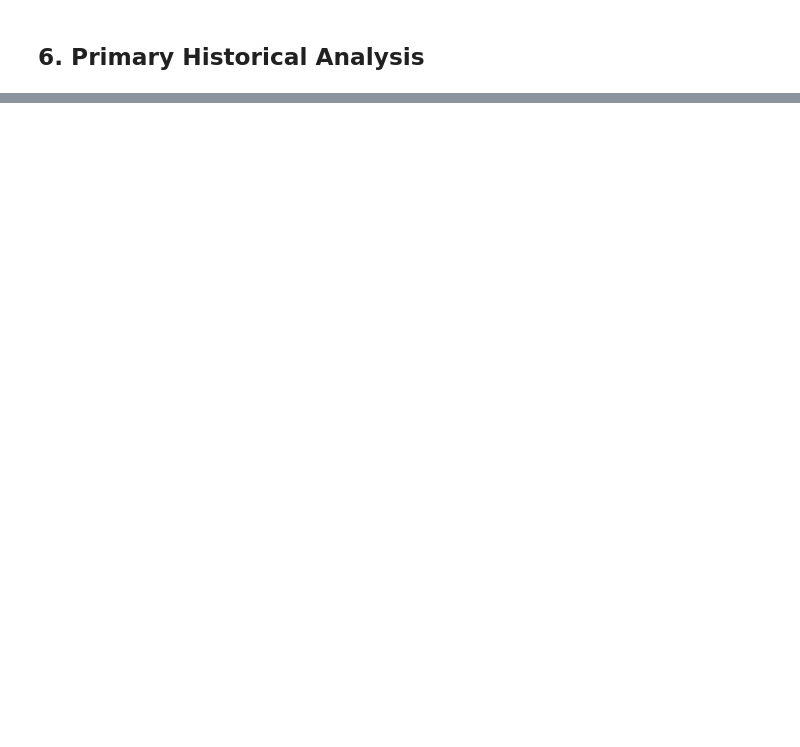
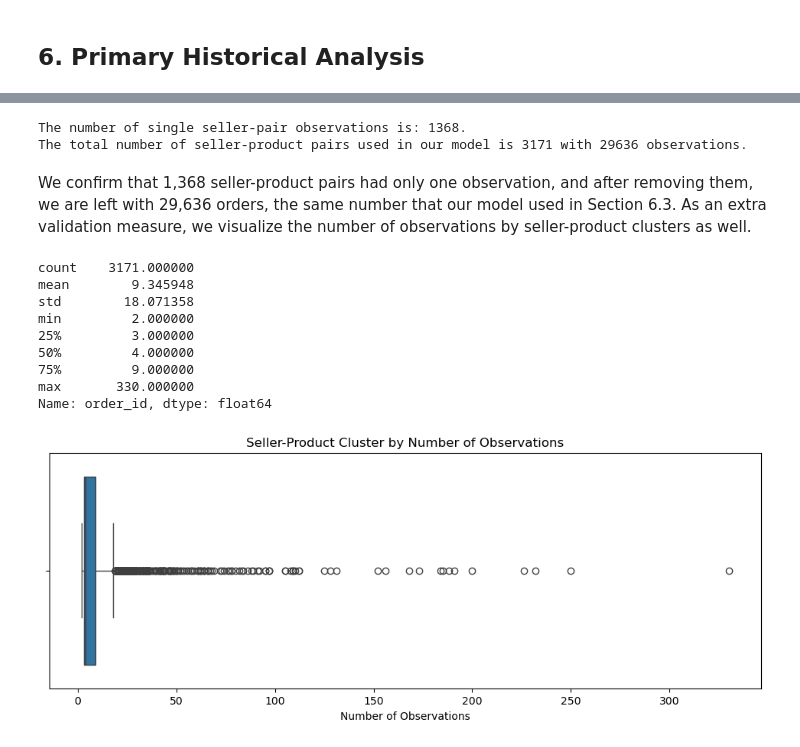
Before and after one commit to joelaniado/olist-discount-ratings-analysis, a Jupyter notebook: discount_rating_experiment.ipynb, the cells around one changed output, grey strips where cells are left out. Saved outputs shown, nothing was run; the diff lists cells and outputs as text; code cells hidden in the pictures; blank space fills up the shorter version.

```diff
--- a/discount_rating_experiment.ipynb
+++ b/discount_rating_experiment.ipynb
@@ -824,0 +654,33 @@ print("=" * 55)
+# %%
+pair_count = df.groupby('seller_product_id').count()
+single_count = pair_count[pair_count['order_id'] == 1]
+multiple_count = pair_count[pair_count['order_id'] > 1]
+
+print(f"The number of single seller-pair observations is: {single_count.shape[0]}.\n"
+      f"The total number of seller-product pairs used in our model is {pair_count.shape[0]-single_count.shape[0]} "
+      f"with {multiple_count['order_id'].sum()} observations.")
+# %% [output]
+The number of single seller-pair observations is: 1368.
+The total number of seller-product pairs used in our model is 3171 with 29636 observations.
+# %% [markdown]
+We confirm that 1,368 seller-product pairs had only one observation, and after removing them, we are left with 29,636 orders, the same number that our model used in Section 6.3. As an extra validation measure, we visualize the number of observations by seller-product clusters as well.
+# %%
+print(multiple_count['order_id'].describe())
+fig, ax = plt.subplots(figsize=(12,4))
+sns.boxplot(data=multiple_count,
+            x='order_id',
+            ax=ax)
+ax.set_xlabel("Number of Observations")
+ax.set_title("Seller-Product Cluster by Number of Observations")
+plt.show()
+# %% [output]
+count    3171.000000
+mean        9.345948
+std        18.071358
+min         2.000000
+25%         3.000000
+50%         4.000000
+75%         9.000000
+max       330.000000
+Name: order_id, dtype: float64
+[figure, added]
```
Also changed, not shown: parts of 113 cells of this notebook, 1 other file.
